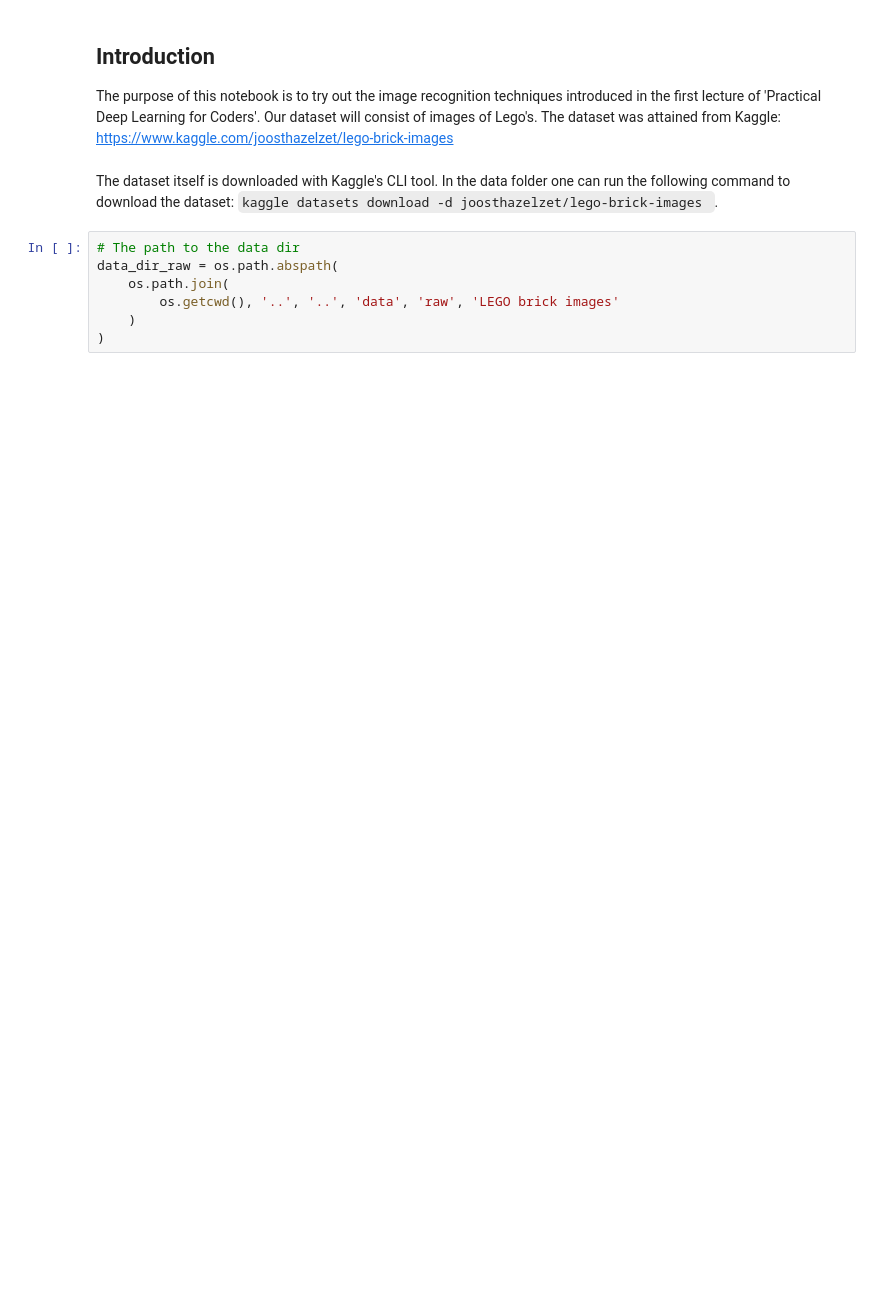
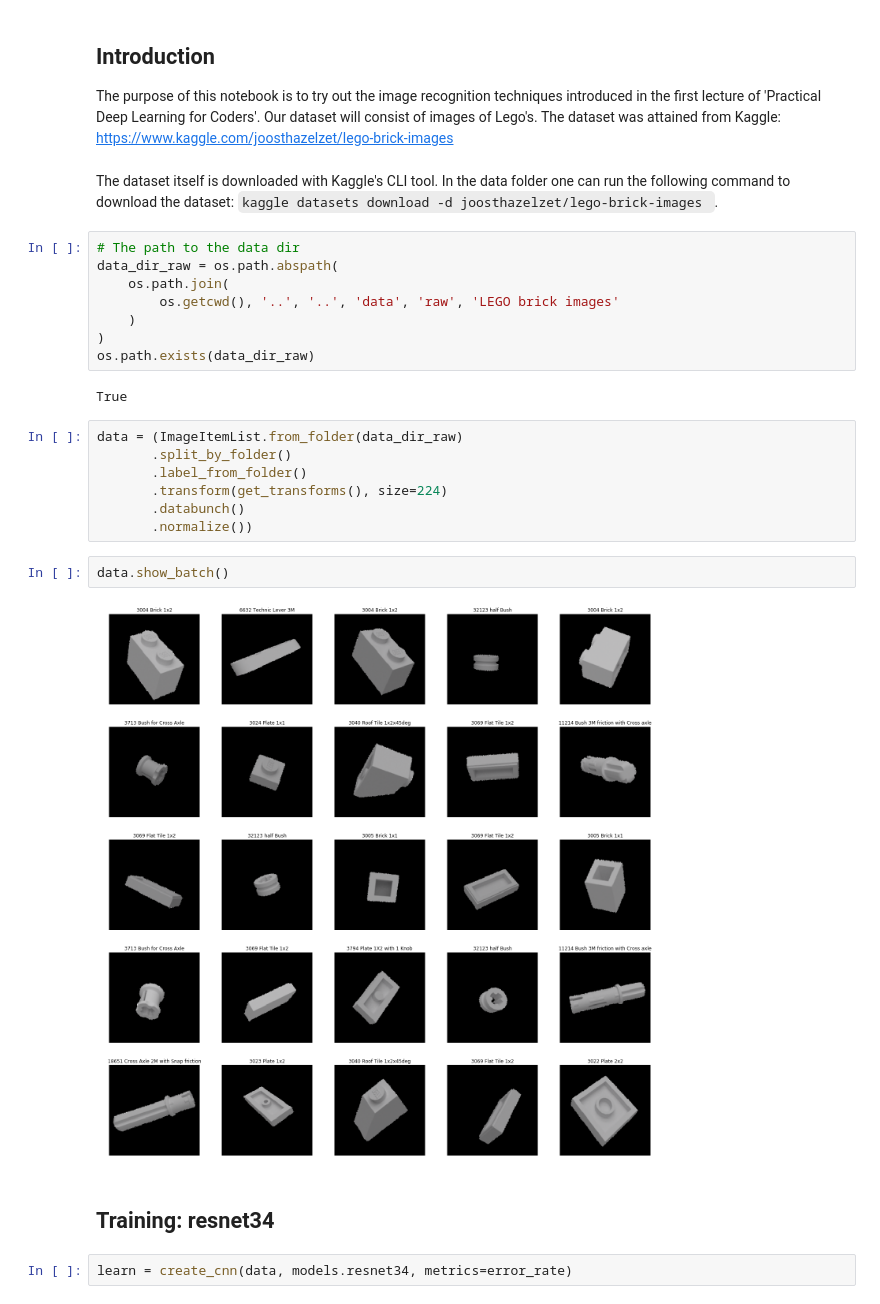
Before and after one commit to robertsiipola/fastai_monorepo, a Jupyter notebook: notebooks/dl1/lesson1-recreate.ipynb, the cells around one changed output. Saved outputs shown, nothing was run; the diff lists cells and outputs as text; blank space fills up the shorter version.

```diff
--- a/notebooks/dl1/lesson1-recreate.ipynb
+++ b/notebooks/dl1/lesson1-recreate.ipynb
@@ -21,3 +24,21 @@ data_dir_raw = os.path.abspath(
         os.getcwd(), '..', '..', 'data', 'raw', 'LEGO brick images'
     )
 )
+os.path.exists(data_dir_raw)
+# %% [output]
+True
+# %%
+data = (ImageItemList.from_folder(data_dir_raw)
+       .split_by_folder()
+       .label_from_folder()
+       .transform(get_transforms(), size=224)
+       .databunch()
+       .normalize())
+# %%
+data.show_batch()
+# %% [output]
+[figure, added]
+# %% [markdown]
+## Training: resnet34
+# %%
+learn = create_cnn(data, models.resnet34, metrics=error_rate)
```
Also changed, not shown: parts of 15 cells of this notebook.
